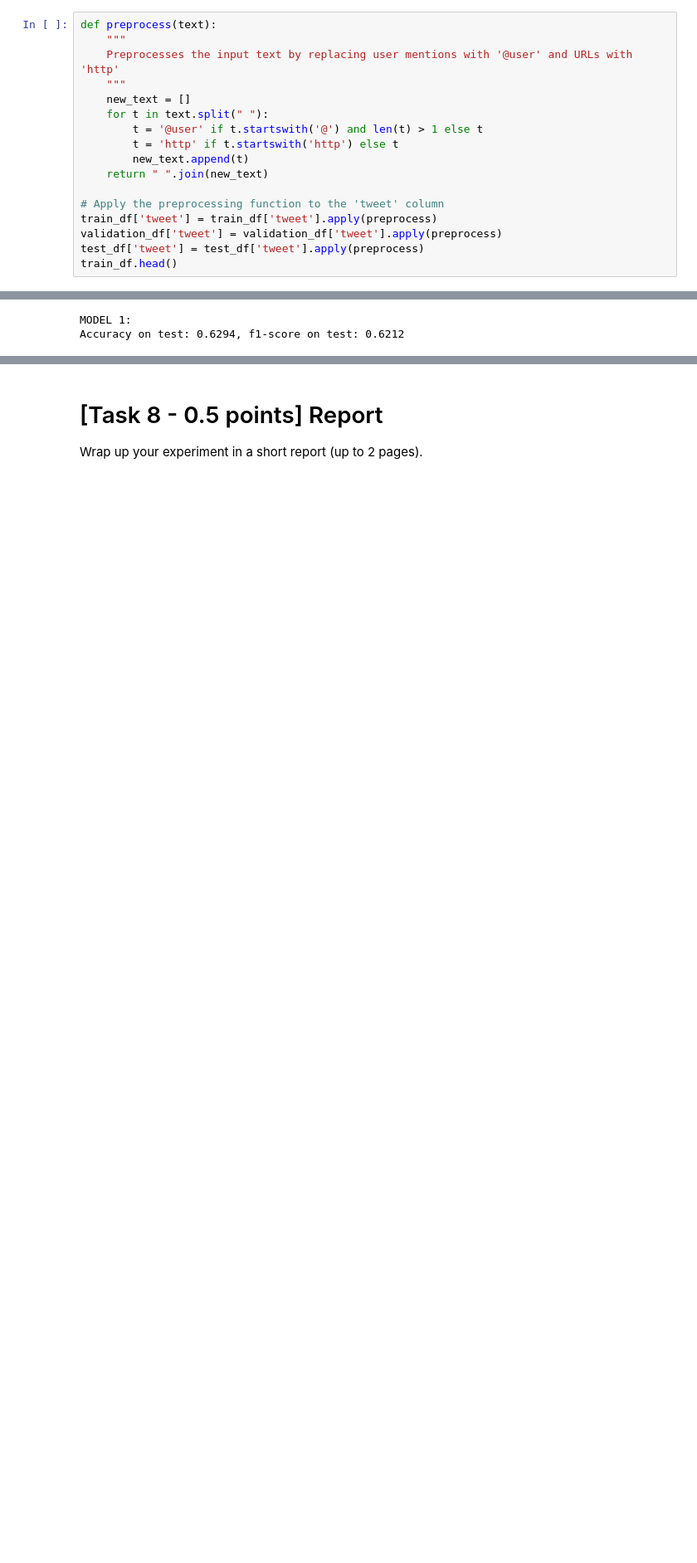
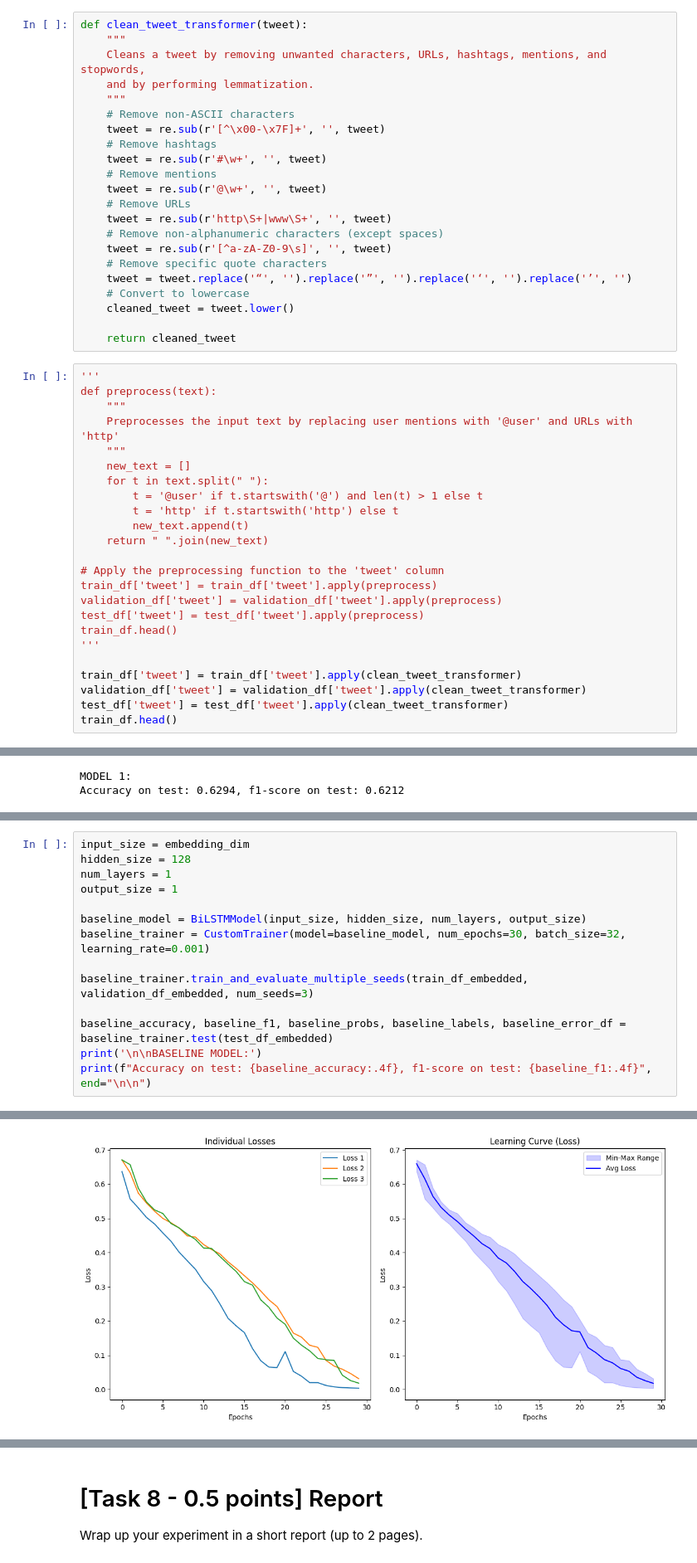
Before and after one commit to tancredibosi/nlp-assignments, a Jupyter notebook: Assignment1_2425.ipynb, the cells around one changed output, grey strips where cells are left out. Shown at 83% size. Drawn from its saved outputs; the diff is of its cells as text; blank space fills up the shorter version.

```diff
--- a/Assignment1_2425.ipynb
+++ b/Assignment1_2425.ipynb
@@ -910,7 +910,30 @@ test_df = original_test_df.copy()
 # %% [markdown]
 ### Preprocess the tweets
 Replace the usernames with *user* and the links with *http*
+# %%
+def clean_tweet_transformer(tweet):
+    """
+    Cleans a tweet by removing unwanted characters, URLs, hashtags, mentions, and stopwords,
+    and by performing lemmatization.
+    """
+    # Remove non-ASCII characters
+    tweet = re.sub(r'[^\x00-\x7F]+', '', tweet)
+    # Remove hashtags
+    tweet = re.sub(r'#\w+', '', tweet)
+    # Remove mentions
+    tweet = re.sub(r'@\w+', '', tweet)
+    # Remove URLs
+    tweet = re.sub(r'http\S+|www\S+', '', tweet)
+    # Remove non-alphanumeric characters (except spaces)
+    tweet = re.sub(r'[^a-zA-Z0-9\s]', '', tweet)
+    # Remove specific quote characters
+    tweet = tweet.replace('“', '').replace('”', '').replace('‘', '').replace('’', '')
+    # Convert to lowercase
+    cleaned_tweet = tweet.lower()
+
+    return cleaned_tweet
 # %%
+'''
 def preprocess(text):
     """
     Preprocesses the input text by replacing user mentions with '@user' and URLs with 'http'
@@ -927,6 +950,12 @@ train_df['tweet'] = train_df['tweet'].apply(preprocess)
 validation_df['tweet'] = validation_df['tweet'].apply(preprocess)
 test_df['tweet'] = test_df['tweet'].apply(preprocess)
 train_df.head()
+'''
+
+train_df['tweet'] = train_df['tweet'].apply(clean_tweet_transformer)
+validation_df['tweet'] = validation_df['tweet'].apply(clean_tweet_transformer)
+test_df['tweet'] = test_df['tweet'].apply(clean_tweet_transformer)
+train_df.head()
 # %% [output]
 |  | id_EXIST | lang | tweet | hard_label_task1 |
 | 200002 | 200002 | en | Writing a uni essay in my local p... | 1 |
@@ -1618,0 +1722,15 @@ Accuracy on test: 0.6294, f1-score on test: 0.6212
+# %%
+input_size = embedding_dim
+hidden_size = 128
+num_layers = 1
+output_size = 1
+
+baseline_model = BiLSTMModel(input_size, hidden_size, num_layers, output_size)
+baseline_trainer = CustomTrainer(model=baseline_model, num_epochs=30, batch_size=32, learning_rate=0.001)
+
+baseline_trainer.train_and_evaluate_multiple_seeds(train_df_embedded, validation_df_embedded, num_seeds=3)
+
+baseline_accuracy, baseline_f1, baseline_probs, baseline_labels, baseline_error_df = baseline_trainer.test(test_df_embedded)
+print('\n\nBASELINE MODEL:')
+print(f"Accuracy on test: {baseline_accuracy:.4f}, f1-score on test: {baseline_f1:.4f}", end="\n\n")
+# %% [output]
@@ -1618,0 +1743 @@ Accuracy on test: 0.6294, f1-score on test: 0.6212
+[figure, added]
```
Also changed, not shown: parts of 12 cells of this notebook.
